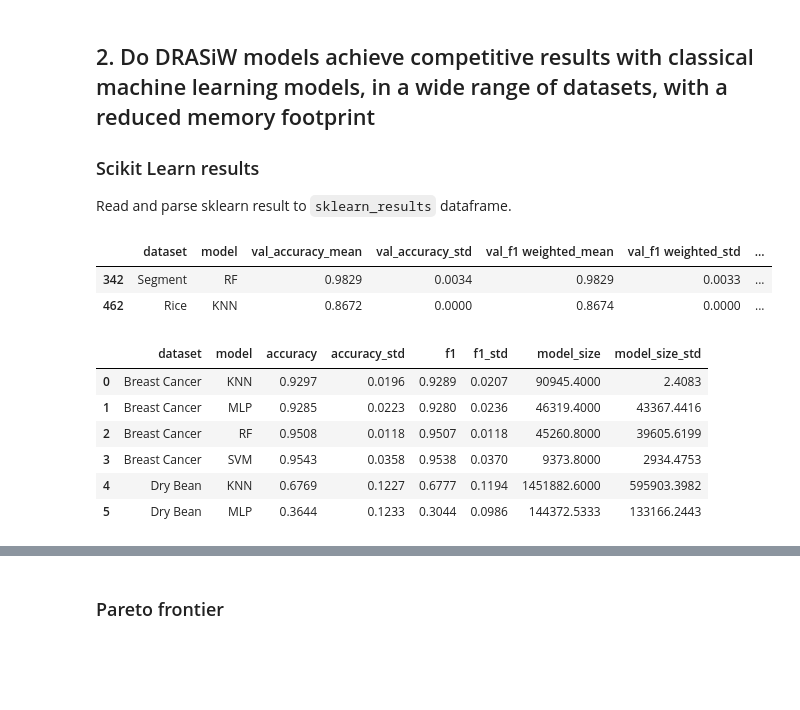
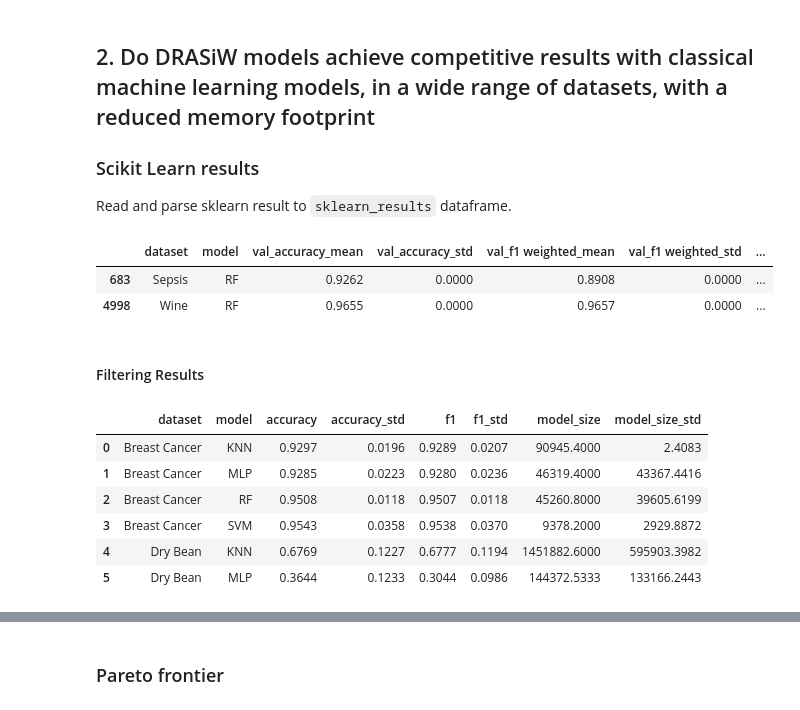
Before and after one commit to otavioon/wisardlib, a Jupyter notebook: analysis/analyse_results_2.ipynb, the cells around one changed output, grey strips where cells are left out. Cells and saved outputs as stored; diff of their text form; code cells hidden in the pictures; blank space fills up the shorter version.

```diff
--- a/analysis/analyse_results_2.ipynb
+++ b/analysis/analyse_results_2.ipynb
@@ -42,4 +45,5 @@ results_sklearn_path = [
     Path("results_rf_folded.csv"),
 ]
 
-results_wisard_path = Path("results_wisard_folded.csv")
+results_wisard_path = Path("/workspaces/wisard/experiments_2/results_drasiw.csv")
+!sha256sum $results_wisard_path
@@ -167,7 +175,7 @@ def read_wisard(path):
             "tuple_size",
             "encoder",
             "resolution",
-            "bleach",
+            # "bleach",
             "rams per discriminator",
             "ram",
         ]
@@ -231,8 +305,12 @@ wisard_results.sample(n=5)
 lines = []
 for (dataset, fold, ram), dataset_df in wisard_results.groupby(["dataset", "fold", "ram"]):
     metric_name = datasets_info.loc[datasets_info["dataset_name"] == dataset, "metric"].iloc[0]
-    best_lines = dataset_df.sort_values(by=f"val_{metric_name}_mean", ascending=False).iloc[0:2]
-    line = best_lines.sort_values(by=f"model_size", ascending=True).iloc[0]
+    best_lines = dataset_df.sort_values(by=f"val_{metric_name}_mean", ascending=False).iloc[0]
+    if metric_name == "f1 weighted":
+        metric_name = "f1"
+    # line = best_lines.sort_values(by=metric_name, ascending=False).iloc[0]
+    # line = best_lines.sort_values(by="model_size", ascending=True).iloc[0]
+    line = best_lines
     lines.append(line)
 
 wisard_results = pd.DataFrame(lines)
@@ -281,6 +359,6 @@ wisard_results["model"] = "Wisard"
 
 # Put dataset name in Camel case
 
-wisard_results
+wisard_results.sample(n=5)
 # %% [output]
 |  | dataset | model | ram | accuracy | accuracy_std | f1 | f1_std | model_size | model_size_std | ... |
@@ -538,42 +550,47 @@ sklearn_results.model = sklearn_results.model.str.upper()
 sklearn_results.sample(n=2)
 # %% [output]
 |  | dataset | model | val_accuracy_mean | val_accuracy_std | val_f1 weighted_mean | val_f1 weighted_std | ... |
-| 342 | Segment | RF | 0.9829 | 0.0034 | 0.9829 | 0.0033 | ... |
-| 462 | Rice | KNN | 0.8672 | 0.0000 | 0.8674 | 0.0000 | ... |
+| 683 | Sepsis | RF | 0.9262 | 0.0000 | 0.8908 | 0.0000 | ... |
+| 4998 | Wine | RF | 0.9655 | 0.0000 | 0.9657 | 0.0000 | ... |
+# %% [markdown]
+#### Filtering Results
 # %%
 lines = []
-for (dataset,fold,moel), dataset_df in sklearn_results.groupby(["dataset", "fold", "model"]):
+for (dataset, fold, model), dataset_df in sklearn_results.groupby(["dataset", "fold", "model"]):
     metric_name = datasets_info.loc[datasets_info["dataset_name"] == dataset, "metric"].iloc[0]
     best_lines = dataset_df.sort_values(by=f"val_{metric_name}_mean", ascending=False).iloc[0:2]
+    if metric_name == "f1 weighted":
+        metric_name = "f1"
+    # line = best_lines.sort_values(by=metric_name, ascending=False).iloc[0]
     line = best_lines.sort_values(by=f"model_size", ascending=True).iloc[0]
     lines.append(line)
 
 sklearn_results = pd.DataFrame(lines)
 
 sklearn_results = aggregate_mean_std(
     sklearn_results,
     group_by=["dataset", "model"],
     keys_to_aggregate=["accuracy", "f1", "model_size"]
 )
 
 sklearn_results = sklearn_results[[
     "dataset",
     "model",
     "accuracy",
     "accuracy_std",
     "f1",
     "f1_std",
     "model_size",
     "model_size_std",
 ]]
 
 sklearn_results.head(n=6)
 # %% [output]
 |  | dataset | model | accuracy | accuracy_std | f1 | f1_std | model_size | model_size_std |
 | 0 | Breast Cancer | KNN | 0.9297 | 0.0196 | 0.9289 | 0.0207 | 90945.4000 | 2.4083 |
 | 1 | Breast Cancer | MLP | 0.9285 | 0.0223 | 0.9280 | 0.0236 | 46319.4000 | 43367.4416 |
 | 2 | Breast Cancer | RF | 0.9508 | 0.0118 | 0.9507 | 0.0118 | 45260.8000 | 39605.6199 |
-| 3 | Breast Cancer | SVM | 0.9543 | 0.0358 | 0.9538 | 0.0370 | 9373.8000 | 2934.4753 |
+| 3 | Breast Cancer | SVM | 0.9543 | 0.0358 | 0.9538 | 0.0370 | 9378.2000 | 2929.8872 |
 | 4 | Dry Bean | KNN | 0.6769 | 0.1227 | 0.6777 | 0.1194 | 1451882.6000 | 595903.3982 |
 | 5 | Dry Bean | MLP | 0.3644 | 0.1233 | 0.3044 | 0.0986 | 144372.5333 | 133166.2443 |
 # %%
```
Also changed, not shown: parts of 54 cells of this notebook.
